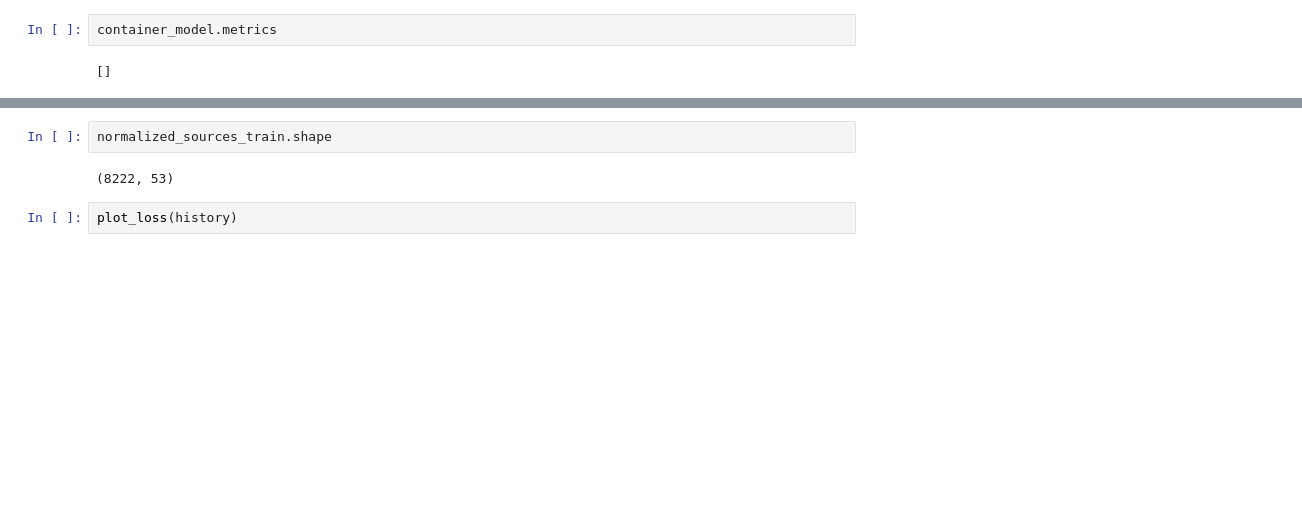
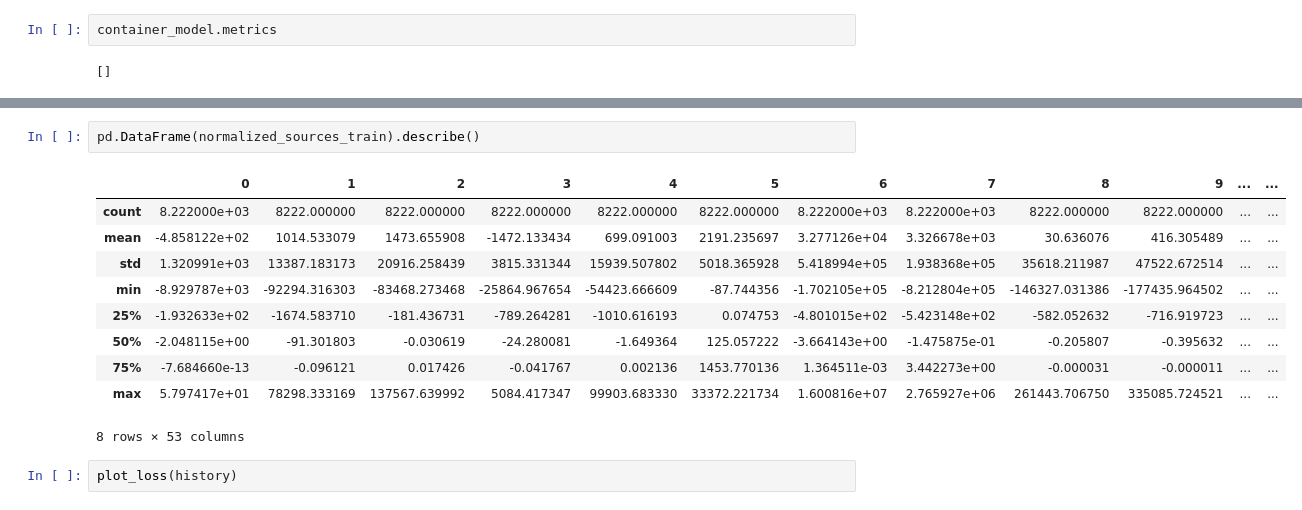
Before and after one commit to amolsalunkhe/ChemTab, a Jupyter notebook: src/Dynamic+Static_Source_Term_Prediction.ipynb, the cells around one changed output, grey strips where cells are left out. Cells and saved outputs as stored; diff of their text form; blank space fills up the shorter version.

```diff
--- a/src/Dynamic+Static_Source_Term_Prediction.ipynb
+++ b/src/Dynamic+Static_Source_Term_Prediction.ipynb
@@ -365,7 +404,16 @@ KeyError: 'sources_train'
 # %%
-normalized_sources_train.shape
+pd.DataFrame(normalized_sources_train).describe()
 # %% [output]
+|  | 0 | 1 | 2 | 3 | 4 | 5 | 6 | 7 | 8 | 9 | ... | ... |
+| count | 8.222000e+03 | 8222.000000 | 8222.000000 | 8222.000000 | 8222.000000 | 8222.000000 | 8.222000e+03 | 8.222000e+03 | 8222.000000 | 8222.000000 | ... | ... |
+| mean | -4.858122e+02 | 1014.533079 | 1473.655908 | -1472.133434 | 699.091003 | 2191.235697 | 3.277126e+04 | 3.326678e+03 | 30.636076 | 416.305489 | ... | ... |
+| std | 1.320991e+03 | 13387.183173 | 20916.258439 | 3815.331344 | 15939.507802 | 5018.365928 | 5.418994e+05 | 1.938368e+05 | 35618.211987 | 47522.672514 | ... | ... |
+| min | -8.929787e+03 | -92294.316303 | -83468.273468 | -25864.967654 | -54423.666609 | -87.744356 | -1.702105e+05 | -8.212804e+05 | -146327.031386 | -177435.964502 | ... | ... |
+| 25% | -1.932633e+02 | -1674.583710 | -181.436731 | -789.264281 | -1010.616193 | 0.074753 | -4.801015e+02 | -5.423148e+02 | -582.052632 | -716.919723 | ... | ... |
+| 50% | -2.048115e+00 | -91.301803 | -0.030619 | -24.280081 | -1.649364 | 125.057222 | -3.664143e+00 | -1.475875e-01 | -0.205807 | -0.395632 | ... | ... |
+| 75% | -7.684660e-13 | -0.096121 | 0.017426 | -0.041767 | 0.002136 | 1453.770136 | 1.364511e-03 | 3.442273e+00 | -0.000031 | -0.000011 | ... | ... |
+| max | 5.797417e+01 | 78298.333169 | 137567.639992 | 5084.417347 | 99903.683330 | 33372.221734 | 1.600816e+07 | 2.765927e+06 | 261443.706750 | 335085.724521 | ... | ... |
-(8222, 53)
+8 rows × 53 columns
 # %%
 plot_loss(history)
 # %% [output]
```
Also changed, not shown: parts of 14 cells of this notebook, 2 other files.
